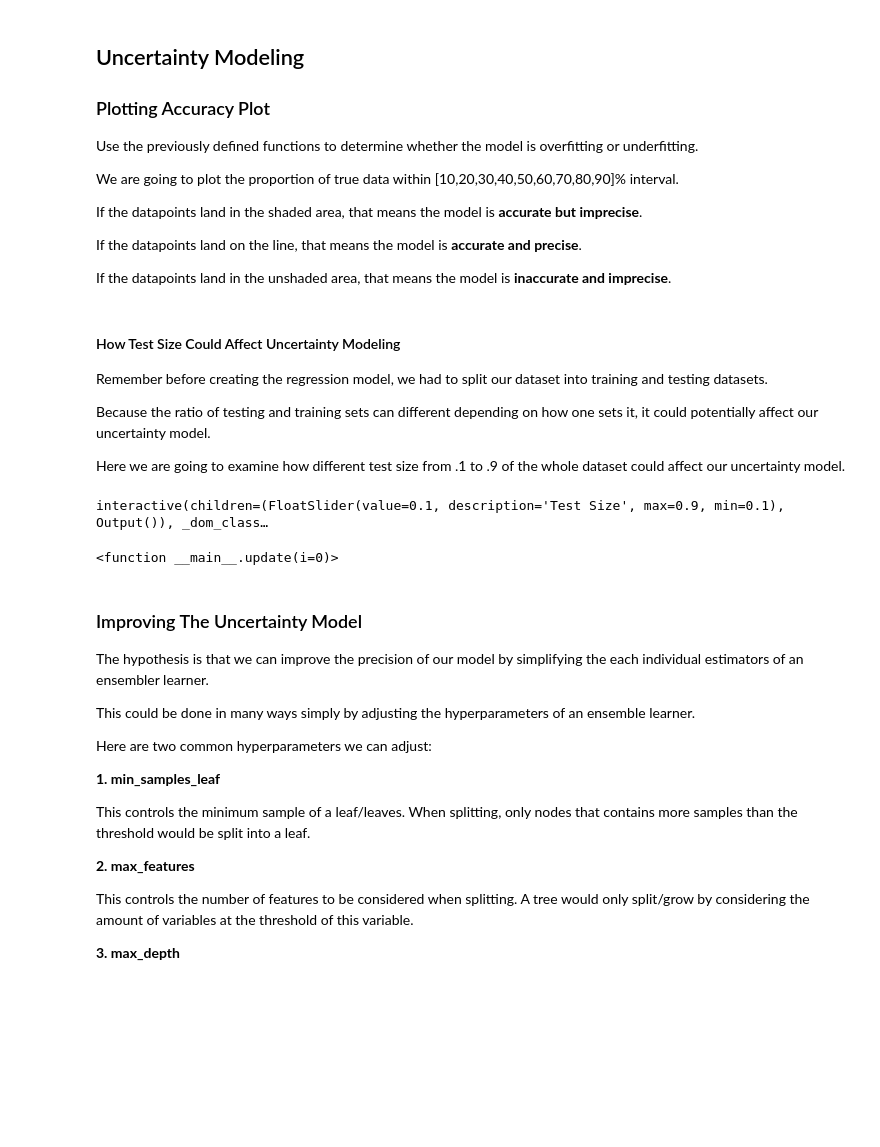
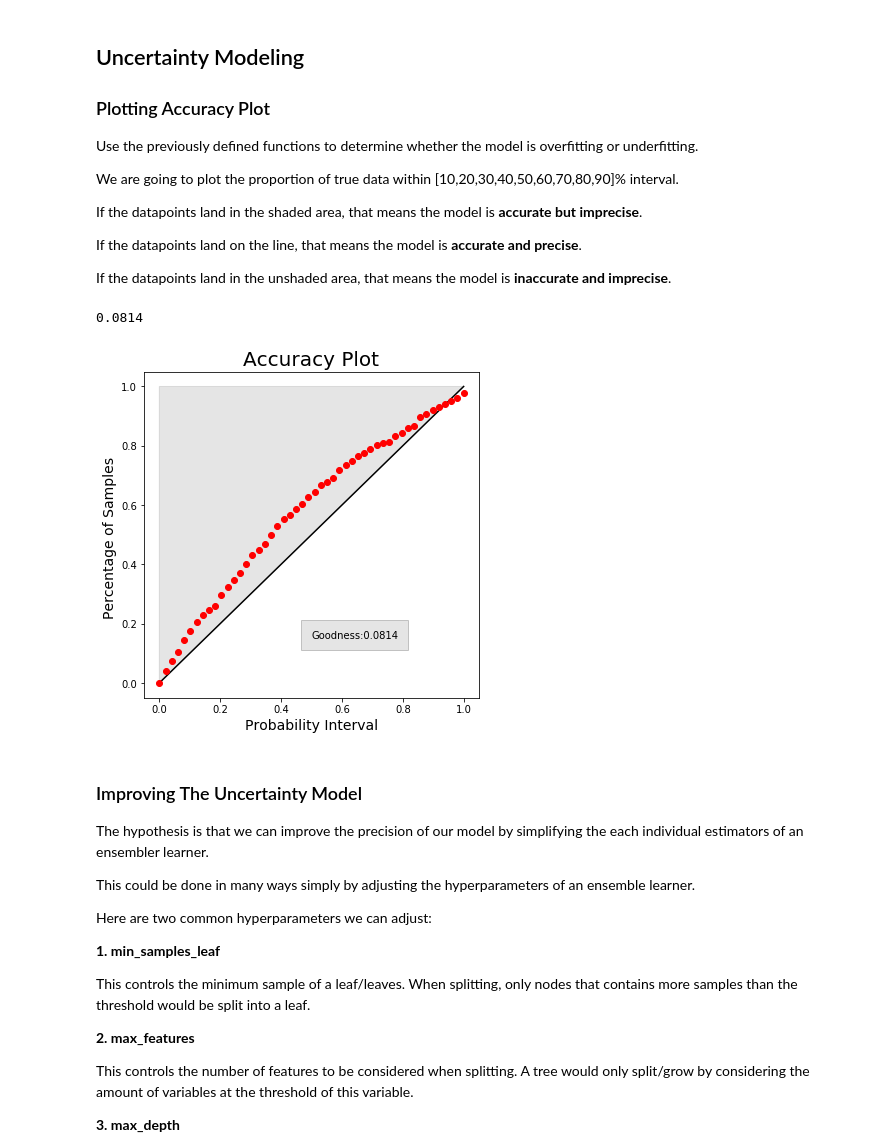
Before and after one commit to zzk413/Ensemble-Learner-Uncertainty-Modeling, a Jupyter notebook: Uncertainty Workflow.ipynb, the cells around one changed output. Cells and saved outputs as stored; diff of their text form; code cells hidden in the pictures; blank space fills up the shorter version.

```diff
--- a/Uncertainty Workflow.ipynb
+++ b/Uncertainty Workflow.ipynb
@@ -176,7 +198,7 @@ We are going to create a model and then cross validate it with the testing data
 
 The best score is 1.
 # %%
-original_model=RandomForestRegressor(n_estimators=300, random_state=0, min_samples_leaf=1,oob_score=True)
+original_model=RandomForestRegressor(n_estimators=300, random_state=0,oob_score=True)
 original_model=original_model.fit(X_train,y_train)
 original_df=create_df(original_model,X_test,y_test)
 explained_variance_score(y_test, original_model.predict(X_test))
@@ -223,11 +245,3 @@ If the datapoints land in the shaded area, that means the model is **accurate bu
 If the datapoints land on the line, that means the model is **accurate and precise**.
 
 If the datapoints land in the unshaded area, that means the model is **inaccurate and imprecise**.
-# %% [markdown]
-#### How Test Size Could Affect Uncertainty Modeling
-
-Remember before creating the regression model, we had to split our dataset into training and testing datasets.
-
-Because the ratio of testing and training sets can different depending on how one sets it, it could potentially affect our uncertainty model.
-
-Here we are going to examine how different test size from .1 to .9 of the whole dataset could affect our uncertainty model.
@@ -278,17 +248,9 @@ lst=[test(i,percentile) for i in tqdm(test_size)]
-# %%
-interact(update, i = widgets.FloatSlider(value=.1,
-                                               min=.1,
-                                               max=.9,
-                                               step=.1,
-                                        description='Test Size',
-                                        continuous_update=True))
-#According to the graph below, the model is underfitting because the data points all landed in the shaded zone
-#For example, looking at test size=.5, at 50% CI, more than 60% of the testing samples fell into their corresponding CI
-#This means that the model is underfitting: the CI is too wide to be precise.
-#For consistency, we are going to set our test size to .5
-# %% [output]
-interactive(children=(FloatSlider(value=0.1, description='Test Size', max=0.9, min=0.1), Output()), _dom_class…
-<function __main__.update(i=0)>
+# %%
+plt.subplots(figsize=(6,6))
+plot_df(original_df,.02)
+# %% [output]
+0.0814
+[figure, added]
 # %% [markdown]
 ### Improving The Uncertainty Model
 The hypothesis is that we can improve the precision of our model by simplifying the each individual estimators of an ensembler learner.
```
Also changed, not shown: parts of 25 cells of this notebook.
